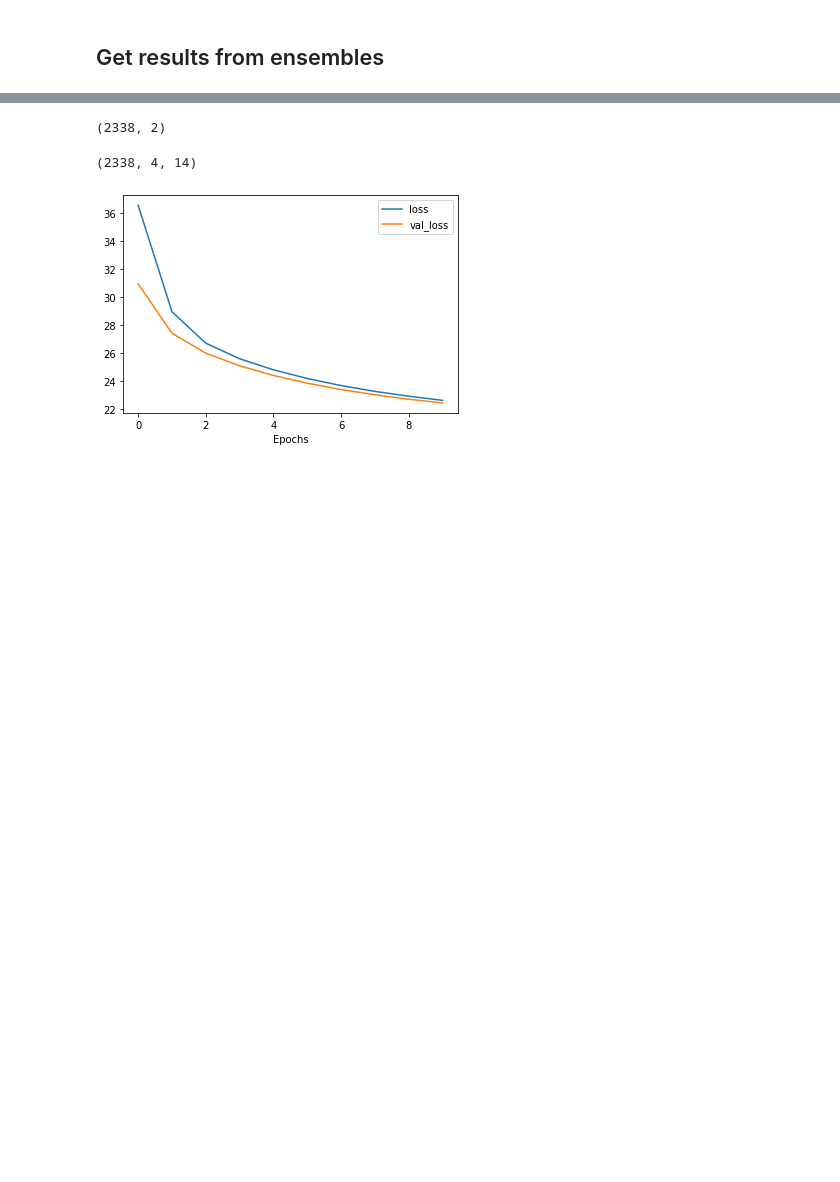
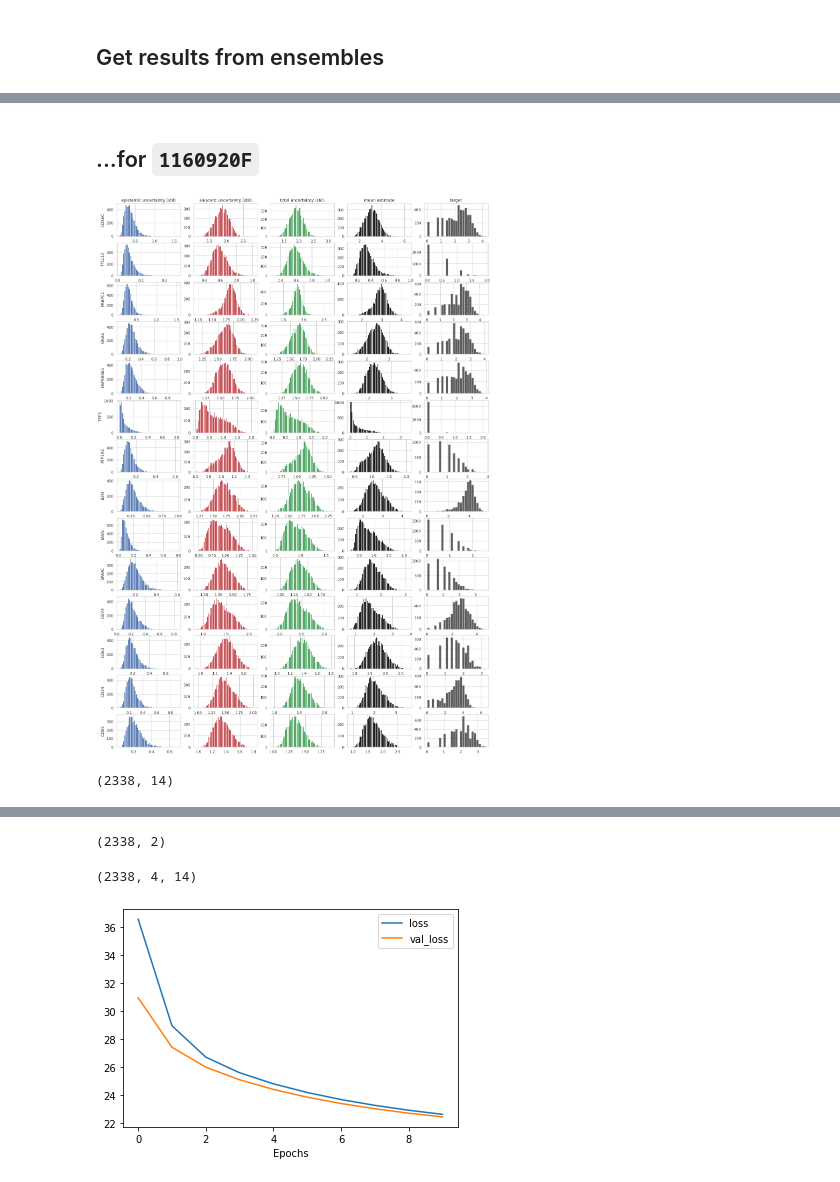
Before and after one commit to BiomedicalMachineLearning/STimage, a Jupyter notebook: development/STimage_Bayes_regression_prediction.ipynb, the cells around one changed output, grey strips where cells are left out. Saved outputs shown, nothing was run; the diff lists cells and outputs as text; code cells hidden in the pictures; blank space fills up the shorter version.

```diff
--- a/development/STimage_Bayes_regression_prediction.ipynb
+++ b/development/STimage_Bayes_regression_prediction.ipynb
@@ -311,0 +360,32 @@ np_total_var
+# %% [markdown]
+## ...for `1160920F`
+# %%
+# mean = ensemble_results2[:,-2:,:,:].mean(axis=-1)
+# var = ensemble_results2[:,-2:,:,:].var(axis=-1)
+# np_total_var = np.stack([mean[:,0,:], var[:,0,:], mean[:,1,:], var[:,0,:]+mean[:,1,:]], axis=1)
+
+# E(mean), V(mean), E(var), total
+
+fig, ax = plt.subplots(nrows=len(gene_list), ncols=5, figsize=(20, 30))
+
+ax[0][0].set_title("epistemic uncertainty (std)")
+ax[0][1].set_title("aleatoric uncertainty (std)")
+ax[0][2].set_title("total uncertainty (std)")
+ax[0][3].set_title("mean estimate")
+ax[0][4].set_title("target")
+
+for gid, gname in enumerate(gene_list):
+    ax[gid][0].set_ylabel(gname)
+    ax[gid][0].hist(np.sqrt(np_total_var2[:,1,gid]), bins=50, color='b')
+    ax[gid][1].hist(np.sqrt(np_total_var2[:,2,gid]), bins=50, color='r')
+    ax[gid][2].hist(np.sqrt(np_total_var2[:,3,gid]), bins=50, color='g')
+    ax[gid][3].hist(np_total_var2[:,0,gid], bins=50, color='k')
+    ax[gid][4].hist(df_target_2[gname], bins=25, color='k', alpha=.7)
+
+fig.show()
+# %% [output]
+[figure, added]
+# %%
+m1_res_1 = ensemble_results1[:,2,:,2]
+# %% [output]
+(2338, 14)
```
Also changed, not shown: parts of 94 cells of this notebook, 1 other file.
